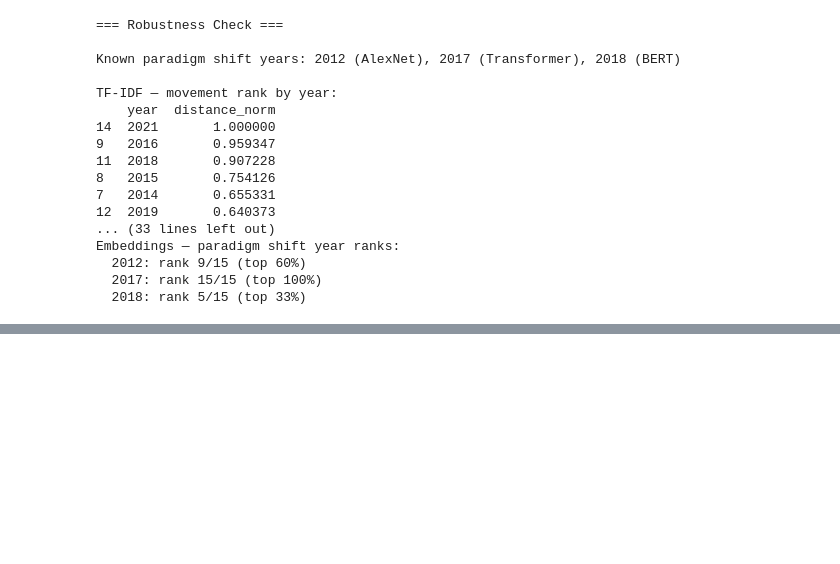
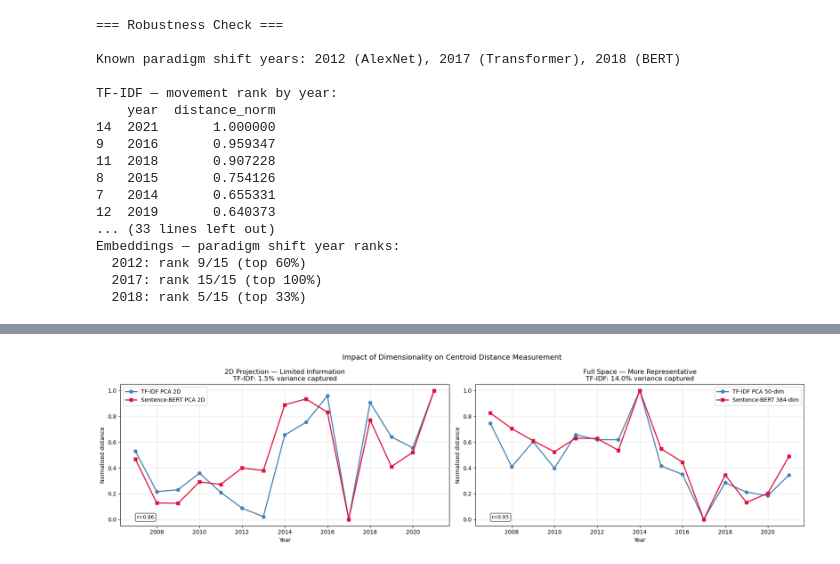
Before and after one commit to k7official/Team38_AI_and_Text_Analytics, a Jupyter notebook: notebooks/pca_temporal_drift.ipynb, the cells around one changed output, grey strips where cells are left out. Saved outputs shown, nothing was run; the diff lists cells and outputs as text; code cells hidden in the pictures; blank space fills up the shorter version.

```diff
--- a/notebooks/pca_temporal_drift.ipynb
+++ b/notebooks/pca_temporal_drift.ipynb
@@ -1010,0 +1205,54 @@ Embeddings — paradigm shift year ranks:
+# %%
+fig, axes = plt.subplots(1, 2, figsize=(18, 5))
+
+# Left — original 2D
+ax = axes[0]
+ax.plot(tfidf_dist_df['year'], tfidf_dist_df['distance_norm'],
+        marker='o', color='steelblue',
+        label='TF-IDF PCA 2D', linewidth=2)
+ax.plot(emb_dist_df['year'], emb_dist_df['distance_norm'],
+        marker='s', color='crimson',
+        label='Sentence-BERT PCA 2D', linewidth=2)
+
+r_2d = np.corrcoef(
+    tfidf_dist_df['distance_norm'],
+    emb_dist_df['distance_norm']
+)[0, 1]
+ax.text(0.05, 0.05, f'r={r_2d:.2f}',
+        transform=ax.transAxes, fontsize=9,
+        bbox=dict(boxstyle='round', facecolor='white', alpha=0.8))
+ax.set_title(f'2D Projection — Limited Information\n'
+             f'TF-IDF: {pca_2d.explained_variance_ratio_.sum():.1%} variance captured')
+ax.set_xlabel('Year')
+ax.set_ylabel('Normalised distance')
+ax.legend()
+ax.grid(True, alpha=0.3)
+
+# Right — improved 50-dim
+ax = axes[1]
+ax.plot(full_tfidf_df['year'], full_tfidf_df['distance_norm'],
+        marker='o', color='steelblue',
+        label='TF-IDF PCA 50-dim', linewidth=2)
+ax.plot(full_emb_df['year'], full_emb_df['euclidean_norm'],
+        marker='s', color='crimson',
+        label='Sentence-BERT 384-dim', linewidth=2)
+
+ax.text(0.05, 0.05, f'r={r_full:.2f}',
+        transform=ax.transAxes, fontsize=9,
+        bbox=dict(boxstyle='round', facecolor='white', alpha=0.8))
+ax.set_title(f'Full Space — More Representative\n'
+             f'TF-IDF: {pca_50.explained_variance_ratio_.sum():.1%} variance captured')
+ax.set_xlabel('Year')
+ax.set_ylabel('Normalised distance')
+ax.legend()
+ax.grid(True, alpha=0.3)
+
+plt.suptitle(
+    'Impact of Dimensionality on Centroid Distance Measurement',
+    fontsize=13)
+plt.tight_layout()
+plt.savefig("../outputs/figures/2d_vs_50dim_comparison.png",
+            dpi=150, bbox_inches='tight')
+plt.show()
+# %% [output]
+[figure, added]
```
Also changed, not shown: parts of 10 cells of this notebook, 4 other files.
